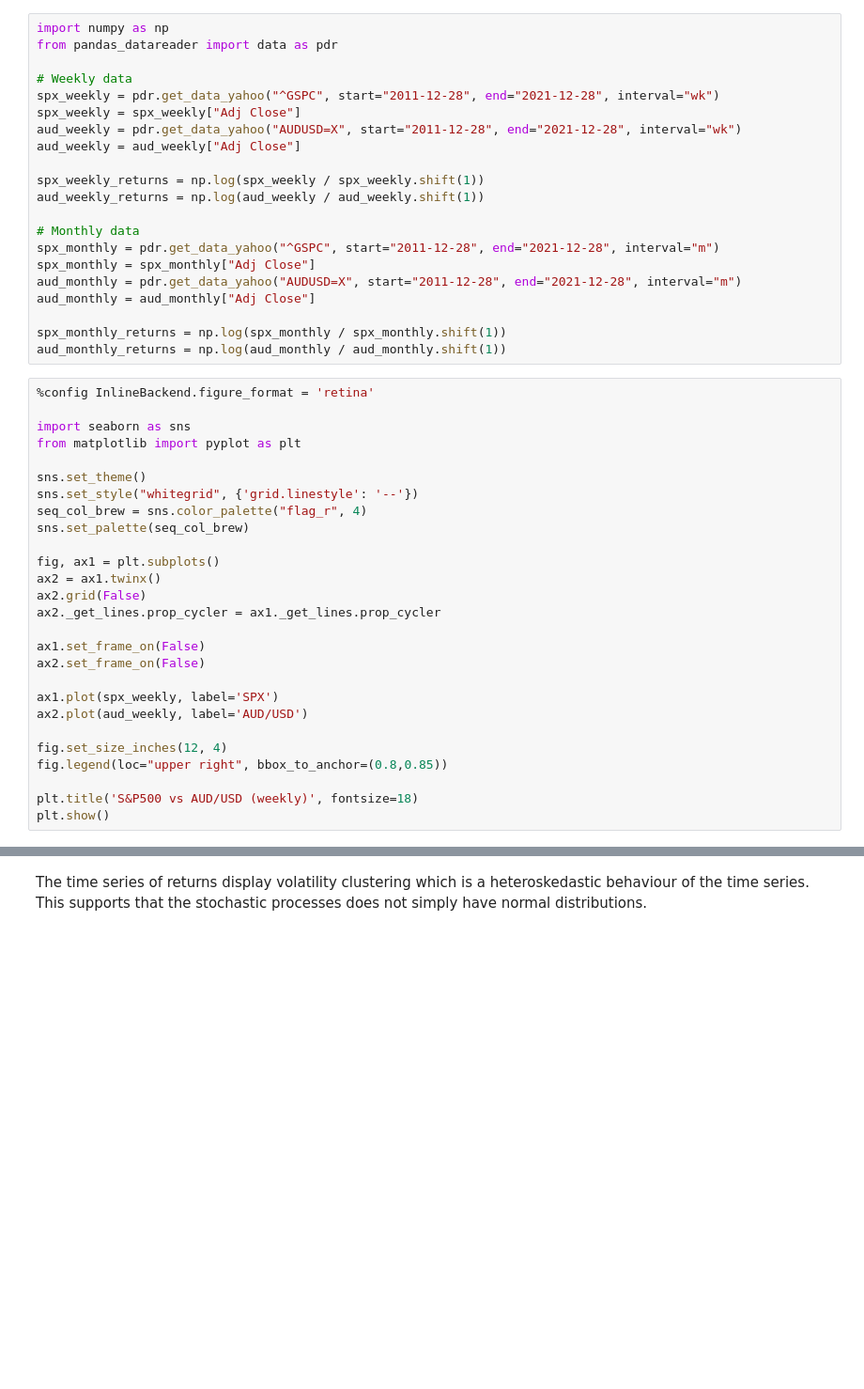
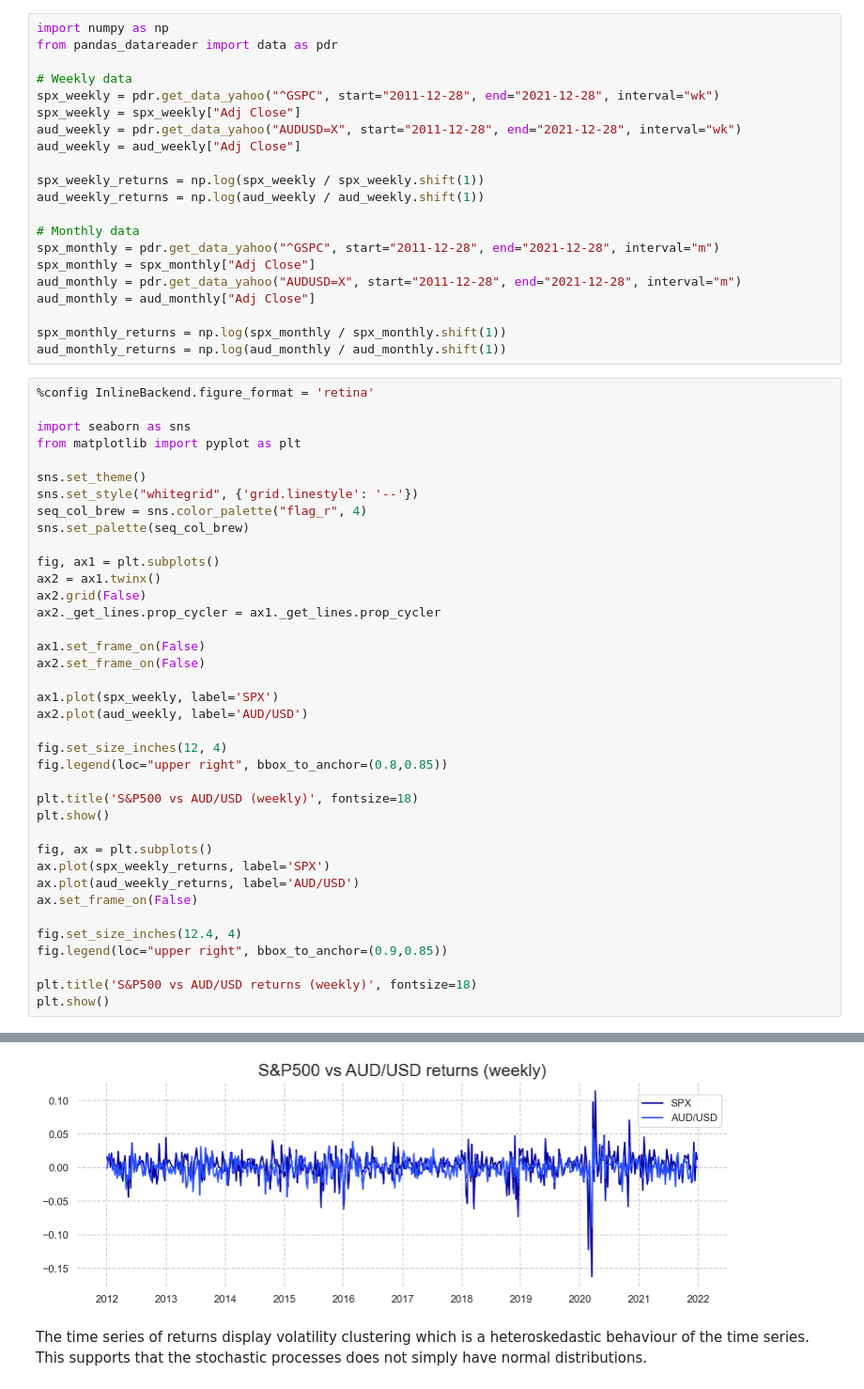
Before and after one commit to Sinbad-The-Sailor/Financial-Mathematics-Notebooks, a Jupyter notebook: volatility_modelling.ipynb, the cells around one changed output, grey strips where cells are left out. Shown at 94% size. Saved outputs shown, nothing was run; the diff lists cells and outputs as text; blank space fills up the shorter version.

```diff
--- a/volatility_modelling.ipynb
+++ b/volatility_modelling.ipynb
@@ -47,31 +50,43 @@ aud_monthly_returns = np.log(aud_monthly / aud_monthly.shift(1))
 # %%
 %config InlineBackend.figure_format = 'retina'
 
 import seaborn as sns
 from matplotlib import pyplot as plt
 
 sns.set_theme()
 sns.set_style("whitegrid", {'grid.linestyle': '--'})
 seq_col_brew = sns.color_palette("flag_r", 4)
 sns.set_palette(seq_col_brew)
 
 fig, ax1 = plt.subplots()
 ax2 = ax1.twinx()
 ax2.grid(False)
 ax2._get_lines.prop_cycler = ax1._get_lines.prop_cycler
 
 ax1.set_frame_on(False)
 ax2.set_frame_on(False)
 
 ax1.plot(spx_weekly, label='SPX')
 ax2.plot(aud_weekly, label='AUD/USD')
 
 fig.set_size_inches(12, 4)
 fig.legend(loc="upper right", bbox_to_anchor=(0.8,0.85))
 
 plt.title('S&P500 vs AUD/USD (weekly)', fontsize=18)
 plt.show()
+
+fig, ax = plt.subplots()
+ax.plot(spx_weekly_returns, label='SPX')
+ax.plot(aud_weekly_returns, label='AUD/USD')
+ax.set_frame_on(False)
+
+fig.set_size_inches(12.4, 4)
+fig.legend(loc="upper right", bbox_to_anchor=(0.9,0.85))
+
+plt.title('S&P500 vs AUD/USD returns (weekly)', fontsize=18)
+plt.show()
 # %% [output]
 [figure]
+[figure, added]
 # %% [markdown]
 The time series of returns display volatility clustering which is a heteroskedastic behaviour of the time series. This supports that the stochastic processes does not simply have normal distributions.
```
Also changed, not shown: parts of 13 cells of this notebook.
